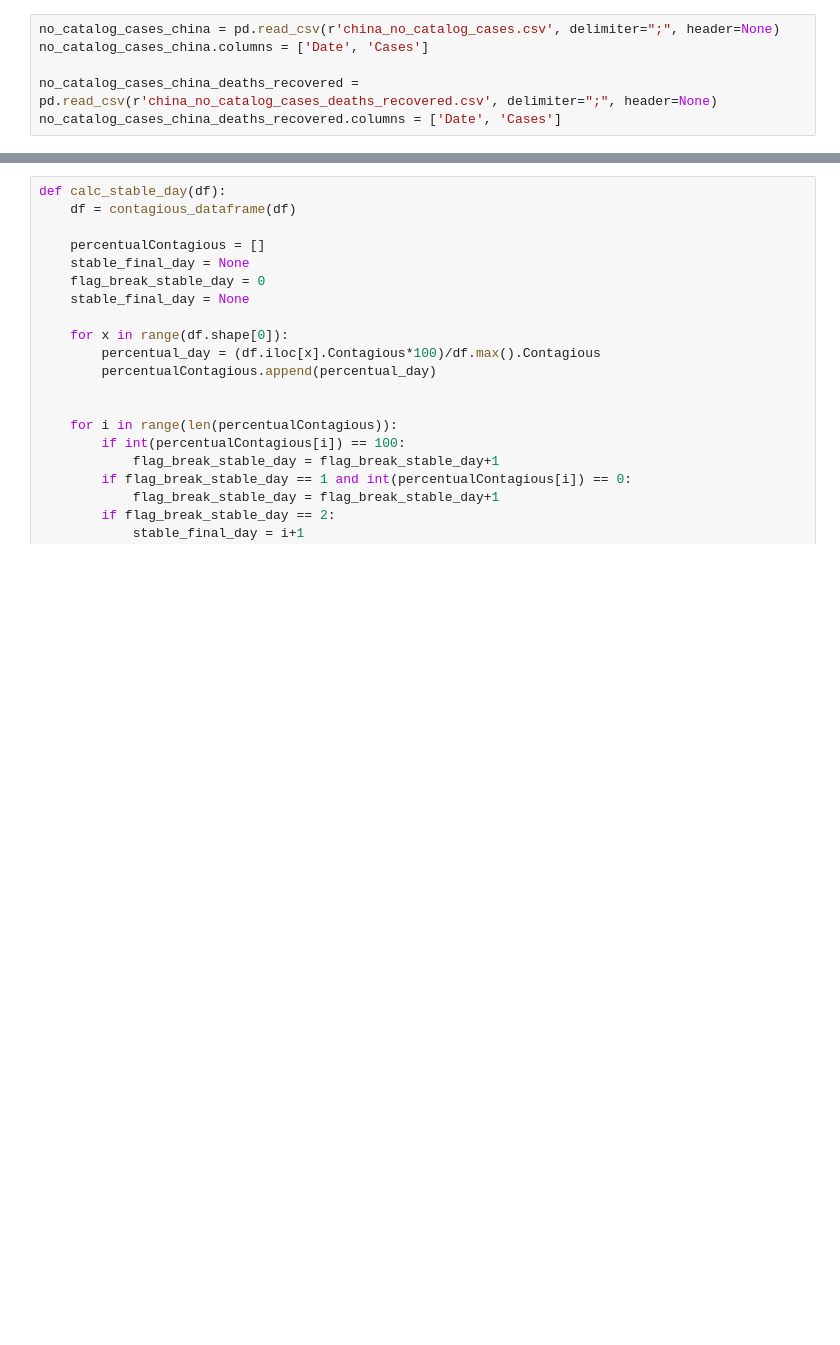
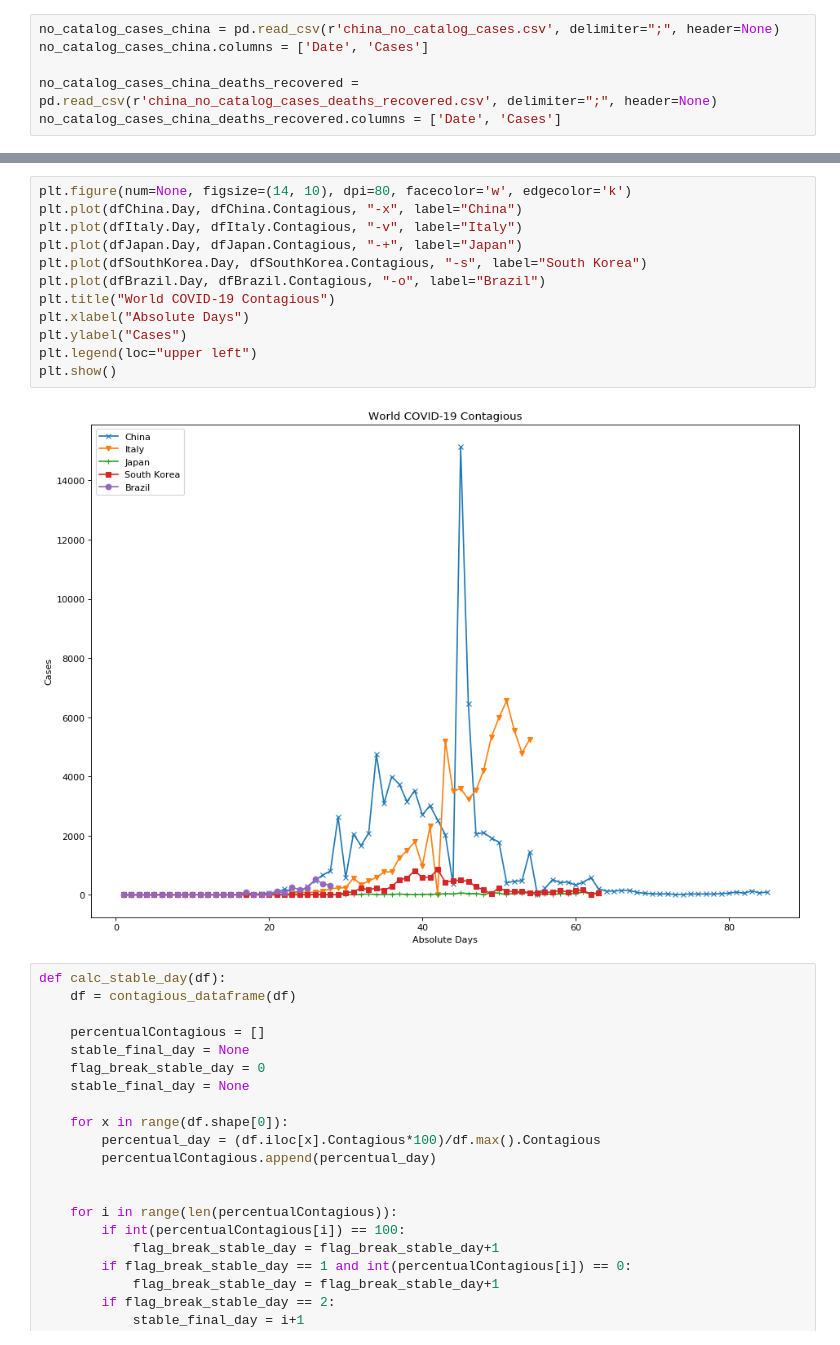
Before and after one commit to bkawakami/DataScienceCoronavirus2020, a Jupyter notebook: covid19_study.ipynb, the cells around one changed output, grey strips where cells are left out. Cells and saved outputs as stored; diff of their text form; blank space fills up the shorter version.

```diff
--- a/covid19_study.ipynb
+++ b/covid19_study.ipynb
@@ -200,3 +174,17 @@ plt.show()
+# %%
+plt.figure(num=None, figsize=(14, 10), dpi=80, facecolor='w', edgecolor='k')
+plt.plot(dfChina.Day, dfChina.Contagious, "-x", label="China")
+plt.plot(dfItaly.Day, dfItaly.Contagious, "-v", label="Italy")
+plt.plot(dfJapan.Day, dfJapan.Contagious, "-+", label="Japan")
+plt.plot(dfSouthKorea.Day, dfSouthKorea.Contagious, "-s", label="South Korea")
+plt.plot(dfBrazil.Day, dfBrazil.Contagious, "-o", label="Brazil")
+plt.title("World COVID-19 Contagious")
+plt.xlabel("Absolute Days")
+plt.ylabel("Cases")
+plt.legend(loc="upper left")
+plt.show()
+# %% [output]
+[figure, added]
 # %%
 def calc_stable_day(df):
     df = contagious_dataframe(df)
```
Also changed, not shown: parts of 13 cells of this notebook, 4 other files.
